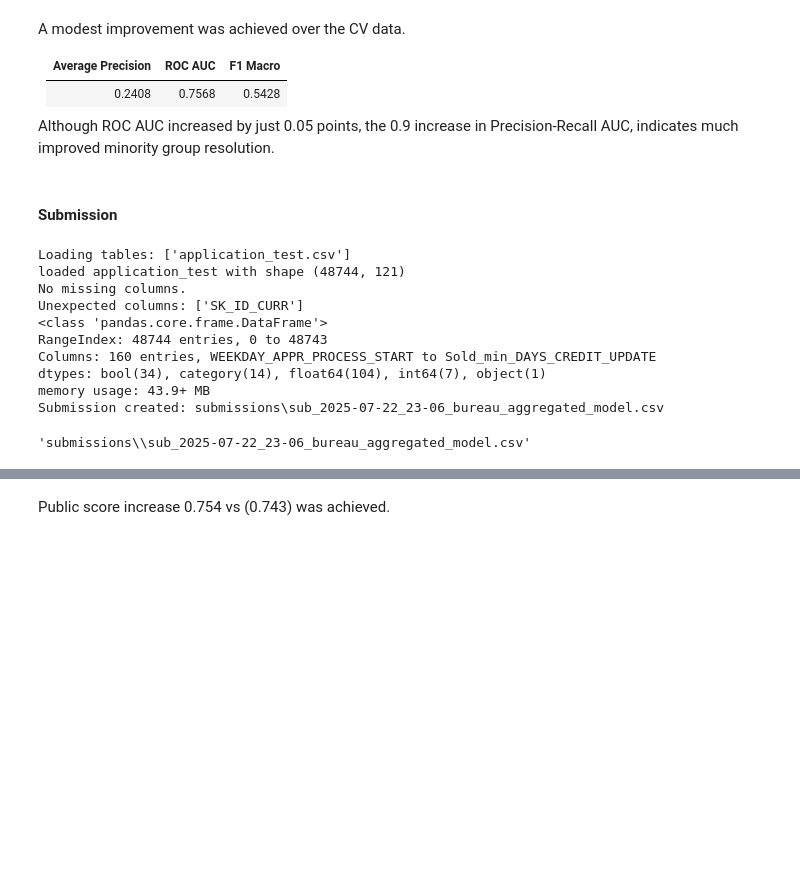
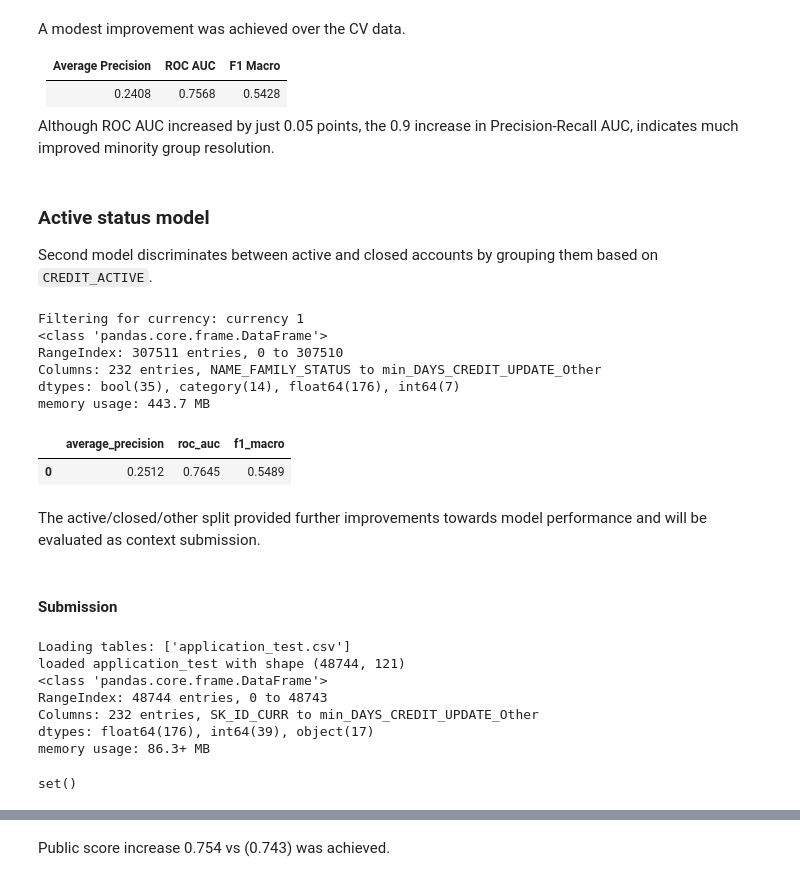
Before and after one commit to Sauciu1/defaulting-risk, a Jupyter notebook: notebooks/nb6_bureau.ipynb, the cells around one changed output, grey strips where cells are left out. Saved outputs shown, nothing was run; the diff lists cells and outputs as text; code cells hidden in the pictures; blank space fills up the shorter version.

```diff
--- a/notebooks/nb6_bureau.ipynb
+++ b/notebooks/nb6_bureau.ipynb
@@ -309,6 +287,34 @@ A modest improvement was achieved over the CV data.
 | 0.2408            | 0.7568  | 0.5428   |
 
 Although ROC AUC increased by just 0.05 points, the 0.9 increase in Precision-Recall AUC, indicates much improved minority group resolution.
+# %% [markdown]
+### Active status model
+Second model discriminates between active and closed accounts by grouping them based on `CREDIT_ACTIVE`.
+# %%
+agg = bureau_aggregator.BureauAggregator(
+    bureau_df, stack_columns=["SK_ID_CURR", "CREDIT_ACTIVE"]
+)
+agg.aggregate_by_dict(metrics_dict)
+agg_bureau = agg.unstack_df()
+
+X_train = app.merge(agg_bureau, on="SK_ID_CURR", how="left")
+X_train.drop(columns=["SK_ID_CURR"], inplace=True)
+X_train.info(show_counts=True)
+
+y_train = X_train.pop("TARGET")
+
+submissions.cv_lgbm(X_train, y_train)
+# %% [output]
+Filtering for currency: currency 1
+<class 'pandas.core.frame.DataFrame'>
+RangeIndex: 307511 entries, 0 to 307510
+Columns: 232 entries, NAME_FAMILY_STATUS to min_DAYS_CREDIT_UPDATE_Other
+dtypes: bool(35), category(14), float64(176), int64(7)
+memory usage: 443.7 MB
+|  | average_precision | roc_auc | f1_macro |
+| 0 | 0.2512 | 0.7645 | 0.5489 |
+# %% [markdown]
+The active/closed/other split provided further improvements towards model performance and will be evaluated as context submission.
 # %% [markdown]
 #### Submission
 # %%
@@ -319,26 +324,18 @@ model = LGBMClassifier(verbose=-1, is_unbalanced=True, random_state=3).fit(
 )
 # %%
 app = preprocessing.load_pkl_to_preprocessor('application_test')
-app.convert_all('category')
-app = app.get_expected_df(include_extra=['SK_ID_CURR'])
-
-
-X_test = app.merge(agg_bureau, on='SK_ID_CURR', how='left')
+X_test = app.data.merge(agg_bureau, on='SK_ID_CURR', how='left')
 X_test.info(show_counts=True)
 id_test = X_test.pop('SK_ID_CURR')
-
-
-
-submissions.prepare_submission(model, X_test, id_test, 'bureau_aggregated_model')
 # %% [output]
 Loading tables: ['application_test.csv']
 loaded application_test with shape (48744, 121)
-No missing columns.
-Unexpected columns: ['SK_ID_CURR']
 <class 'pandas.core.frame.DataFrame'>
 RangeIndex: 48744 entries, 0 to 48743
-Columns: 160 entries, WEEKDAY_APPR_PROCESS_START to Sold_min_DAYS_CREDIT_UPDATE
-dtypes: bool(34), category(14), float64(104), int64(7), object(1)
-memory usage: 43.9+ MB
-Submission created: submissions\sub_2025-07-22_23-06_bureau_aggregated_model.csv
+Columns: 232 entries, SK_ID_CURR to min_DAYS_CREDIT_UPDATE_Other
+dtypes: float64(176), int64(39), object(17)
+memory usage: 86.3+ MB
-'submissions\\sub_2025-07-22_23-06_bureau_aggregated_model.csv'
+# %%
+set(model.feature_name_) - set(X_train.columns)
+# %% [output]
+set()
```
Also changed, not shown: parts of 16 cells of this notebook, 4 other files.
